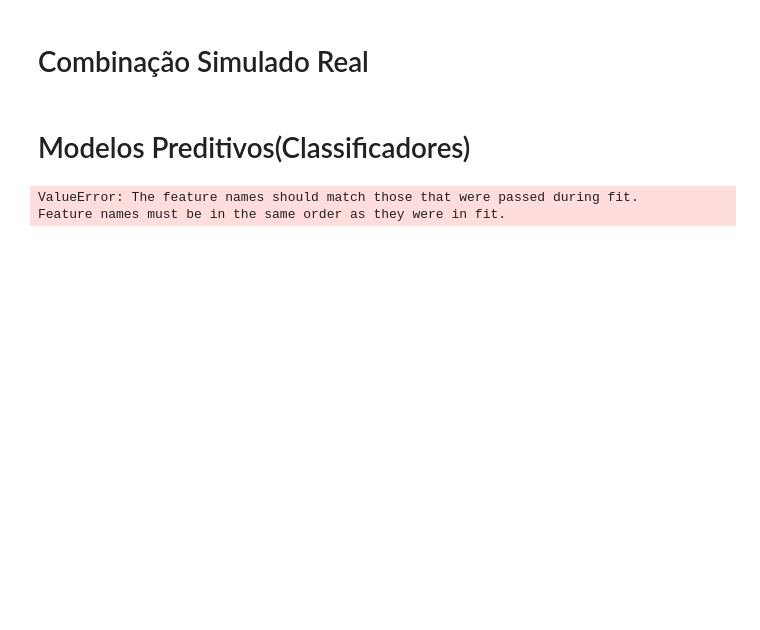
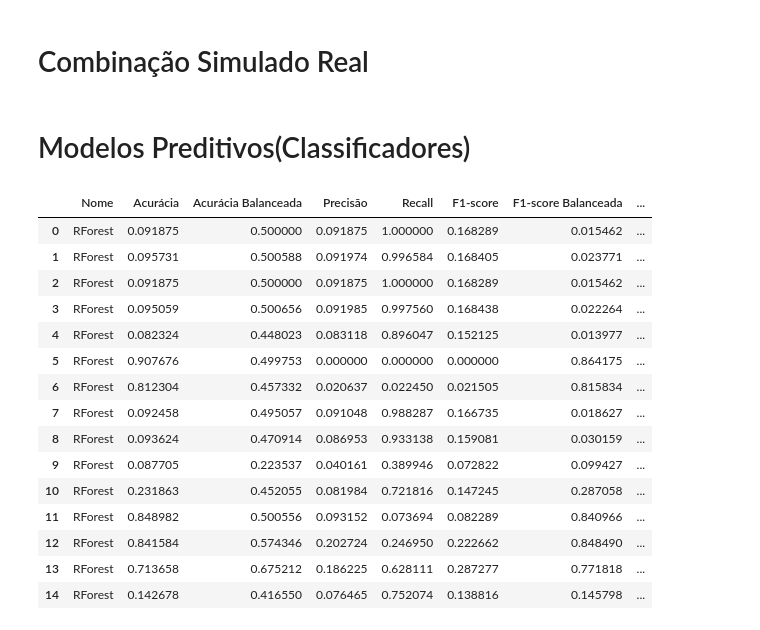
Before and after one commit to GUIPETAV/modelos, a Jupyter notebook: derivada_P.ipynb, the cells around one changed output. Saved outputs shown, nothing was run; the diff lists cells and outputs as text; code cells hidden in the pictures; blank space fills up the shorter version.

```diff
--- a/derivada_P.ipynb
+++ b/derivada_P.ipynb
@@ -291,14 +291,14 @@ df20_f = df20_c.drop(columns_to_drop2, axis=1)
 # %% [markdown]
 Real
 # %%
-# eliminar os valores iniciais zerados das primeiras 24 hrs
+# eliminar os valores iniciais Nulos  das primeiras 24 hrs
 
 
 # Para o DataFrame df1_x
-df1_f = df1_c[(df1_c['Z_Score_Derivada_RTU_REFG_SUCT_PRES'] != 0) | (df1_c['Z_Score_Derivada_RTU_REFG_DISC_PRES'] != 0)]
+df1_f = df1_c.dropna()
 
 # Para o DataFrame df2_x
-df2_f = df2_c[(df2_c['Z_Score_Derivada_RTU_REFG_SUCT_PRES'] != 0) | (df2_c['Z_Score_Derivada_RTU_REFG_DISC_PRES'] != 0)]
+df2_f = df2_c.dropna()
 # %%
 # Definir y real
 
@@ -314,10 +314,11 @@ SImulado
 # eliminar os valores iniciais zerados das primeiras 24 hrs
 
 # Para o DataFrame df1_x
-df20_f = df20_c[(df20_c['Z_Score_Derivada_RTU_REFG_SUCT_PRES'] != 0) | (df20_c['Z_Score_Derivada_RTU_REFG_DISC_PRES'] != 0)]
+df20_f = df20_c.dropna()
+
 
 # Para o DataFrame df2_x
-dfbs_f= dfbs_c[(dfbs_c['Z_Score_Derivada_RTU_REFG_SUCT_PRES'] != 0) | (dfbs_c['Z_Score_Derivada_RTU_REFG_DISC_PRES'] != 0)]
+dfbs_f= dfbs_c.dropna()
 # %%
 # Definir y sim
 
@@ -345,3 +346,13 @@ print("Colunas exclusivas em dfbs:", colunas_exclusivas_dfbs)
 # %% [output]
 Colunas exclusivas em df1: set()
 Colunas exclusivas em dfbs: set()
+# %%
+# Alinhar os Dataframes
+
+# Obtenha a lista de colunas do df2_x
+columns_to_keep = df2_x.columns.tolist()
+
+# Garanta que todos os DataFrames tenham as mesmas colunas na mesma ordem
+df1_x = df1_x[columns_to_keep]
+dfbs_x = dfbs_x[columns_to_keep]
+df20_x = df20_x[columns_to_keep]
@@ -569,9 +600,6 @@ for i in range(len(combinacoes_Xsr)):
         # Salvar o modelo treinado usando joblib
         model_filename = f"modelo_{model['nome']}_treinado)sim_realderiv.joblib"
         joblib.dump(x, model_filename)
-# %% [output]
-ValueError: The feature names should match those that were passed during fit.
-Feature names must be in the same order as they were in fit.
 # %%
 modelos_df = pd.DataFrame(resultados)
 modelos_df = modelos_df[['Nome', 'Acurácia','Acurácia Balanceada','Precisão', 'Recall', 'F1-score','F1-score Balanceada', 'Matriz de Confusão','Predição']]
@@ -579,3 +607,22 @@ modelos_df = modelos_df[['Nome', 'Acurácia','Acurácia Balanceada','Precisão',
 
 
 modelos_df.to_csv('modelos_sim_realderiv.csv', index=False)
+# %%
+modelos_df.head(15)
+# %% [output]
+|  | Nome | Acurácia | Acurácia Balanceada | Precisão | Recall | F1-score | F1-score Balanceada | ... |
+| 0 | RForest | 0.091875 | 0.500000 | 0.091875 | 1.000000 | 0.168289 | 0.015462 | ... |
+| 1 | RForest | 0.095731 | 0.500588 | 0.091974 | 0.996584 | 0.168405 | 0.023771 | ... |
+| 2 | RForest | 0.091875 | 0.500000 | 0.091875 | 1.000000 | 0.168289 | 0.015462 | ... |
+| 3 | RForest | 0.095059 | 0.500656 | 0.091985 | 0.997560 | 0.168438 | 0.022264 | ... |
+| 4 | RForest | 0.082324 | 0.448023 | 0.083118 | 0.896047 | 0.152125 | 0.013977 | ... |
+| 5 | RForest | 0.907676 | 0.499753 | 0.000000 | 0.000000 | 0.000000 | 0.864175 | ... |
+| 6 | RForest | 0.812304 | 0.457332 | 0.020637 | 0.022450 | 0.021505 | 0.815834 | ... |
+| 7 | RForest | 0.092458 | 0.495057 | 0.091048 | 0.988287 | 0.166735 | 0.018627 | ... |
+| 8 | RForest | 0.093624 | 0.470914 | 0.086953 | 0.933138 | 0.159081 | 0.030159 | ... |
+| 9 | RForest | 0.087705 | 0.223537 | 0.040161 | 0.389946 | 0.072822 | 0.099427 | ... |
+| 10 | RForest | 0.231863 | 0.452055 | 0.081984 | 0.721816 | 0.147245 | 0.287058 | ... |
+| 11 | RForest | 0.848982 | 0.500556 | 0.093152 | 0.073694 | 0.082289 | 0.840966 | ... |
+| 12 | RForest | 0.841584 | 0.574346 | 0.202724 | 0.246950 | 0.222662 | 0.848490 | ... |
+| 13 | RForest | 0.713658 | 0.675212 | 0.186225 | 0.628111 | 0.287277 | 0.771818 | ... |
+| 14 | RForest | 0.142678 | 0.416550 | 0.076465 | 0.752074 | 0.138816 | 0.145798 | ... |
```
Also changed, not shown: parts of 4 cells of this notebook, 1 other file.
